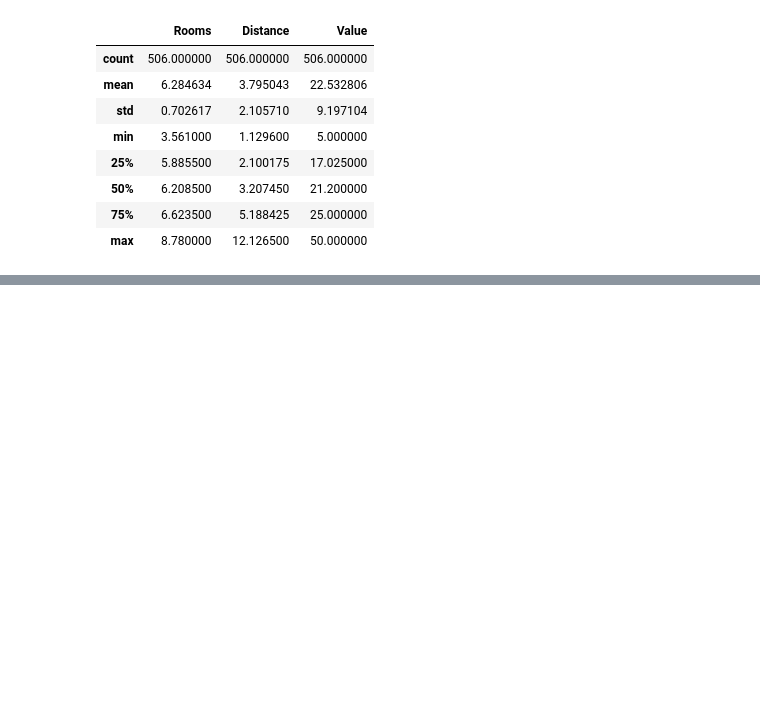
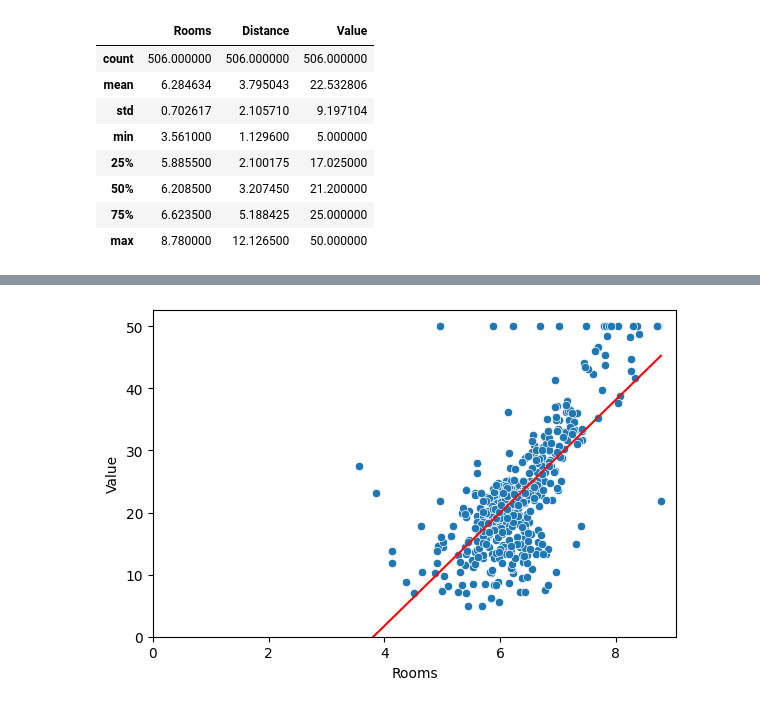
Before and after one commit to filasouf2005/Learning-Data-Since, a Jupyter notebook: Machine Learning/Dataset Overview.ipynb, the cells around one changed output, grey strips where cells are left out. Drawn from its saved outputs; the diff is of its cells as text; code cells hidden in the pictures; blank space fills up the shorter version.

```diff
--- a/Machine Learning/Dataset Overview.ipynb
+++ b/Machine Learning/Dataset Overview.ipynb
@@ -15,0 +66,23 @@ df.describe()
+# %%
+# Rooms coef: 9.1021
+# Constant coef: - 34.6706
+
+# Linear equation: 𝑦 = 𝑎𝑥 + 𝑏
+y_pred = 9.1021*x['Rooms'] - 34.6706
+# %%
+import seaborn as sns
+import matplotlib.pyplot as plt
+# plotting the data points
+plt.figure(figsize=(6, 4), tight_layout=True)
+sns.scatterplot(x=x['Rooms'], y=y)
+
+#plotting the line
+sns.lineplot(x=x['Rooms'],y=y_pred, color='red')
+
+#axes
+plt.xlim(0)
+plt.ylim(0)
+plt.savefig('linear_regression')
+plt.show()
+# %% [output]
+[figure, added]
```
Also changed, not shown: parts of 17 cells of this notebook, 1 other file.
